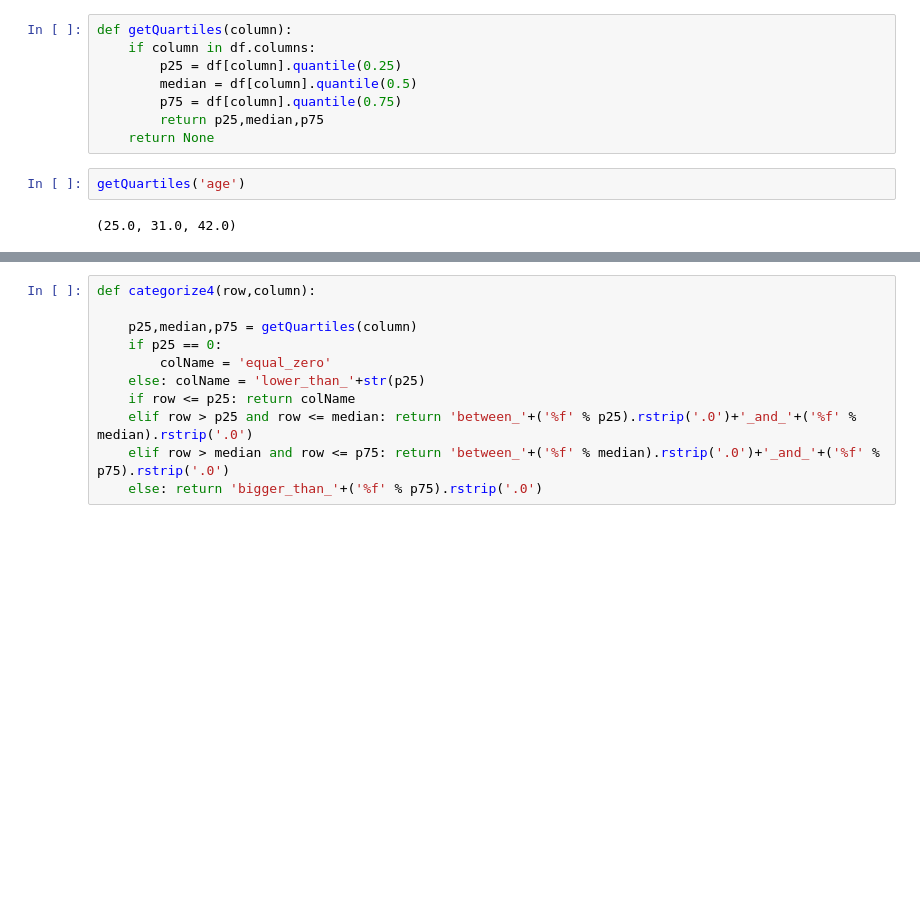
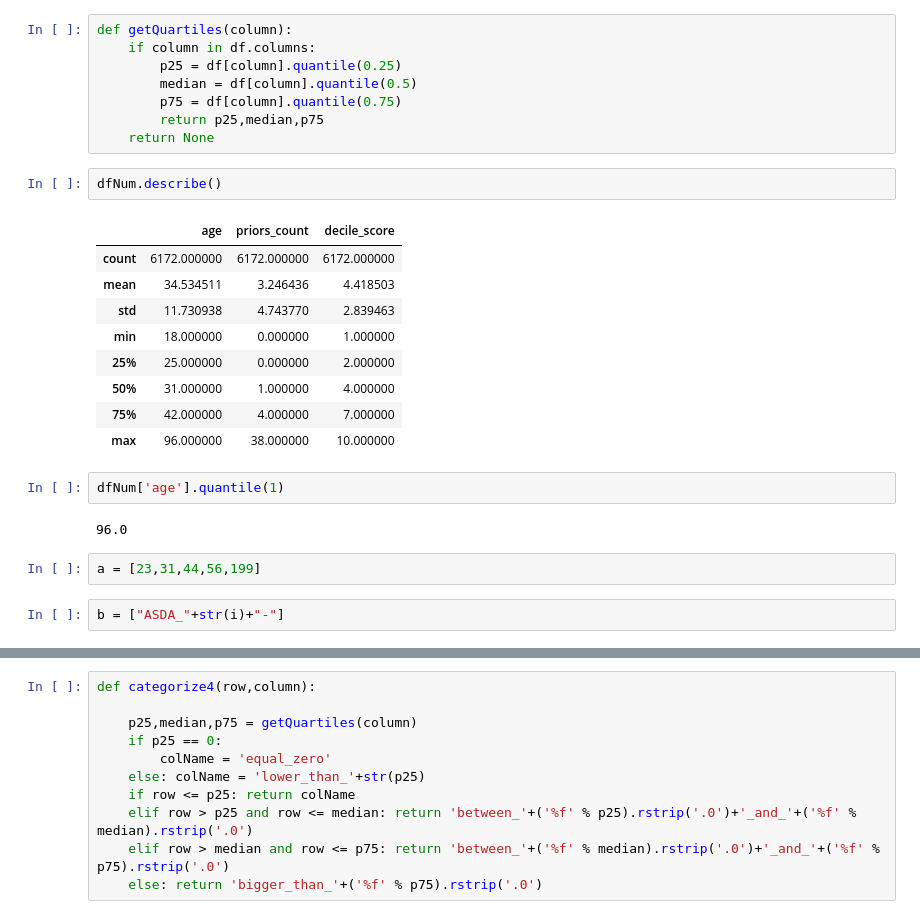
Before and after one commit to rohit-nlp/discrimination-web-app, a Jupyter notebook: Example Datasets/Dataset Setup.ipynb, the cells around one changed output, grey strips where cells are left out. Saved outputs shown, nothing was run; the diff lists cells and outputs as text; blank space fills up the shorter version.

```diff
--- a/Example Datasets/Dataset Setup.ipynb
+++ b/Example Datasets/Dataset Setup.ipynb
@@ -236,7 +227,23 @@ def getQuartiles(column):
         p75 = df[column].quantile(0.75)
         return p25,median,p75
     return None
-# %%
-getQuartiles('age')
-# %% [output]
-(25.0, 31.0, 42.0)
+# %%
+dfNum.describe()
+# %% [output]
+|  | age | priors_count | decile_score |
+| count | 6172.000000 | 6172.000000 | 6172.000000 |
+| mean | 34.534511 | 3.246436 | 4.418503 |
+| std | 11.730938 | 4.743770 | 2.839463 |
+| min | 18.000000 | 0.000000 | 1.000000 |
+| 25% | 25.000000 | 0.000000 | 2.000000 |
+| 50% | 31.000000 | 1.000000 | 4.000000 |
+| 75% | 42.000000 | 4.000000 | 7.000000 |
+| max | 96.000000 | 38.000000 | 10.000000 |
+# %%
+dfNum['age'].quantile(1)
+# %% [output]
+96.0
+# %%
+a = [23,31,44,56,199]
+# %%
+b = ["ASDA_"+str(i)+"-"]
```
Also changed, not shown: parts of 14 cells of this notebook, 12 other files.
